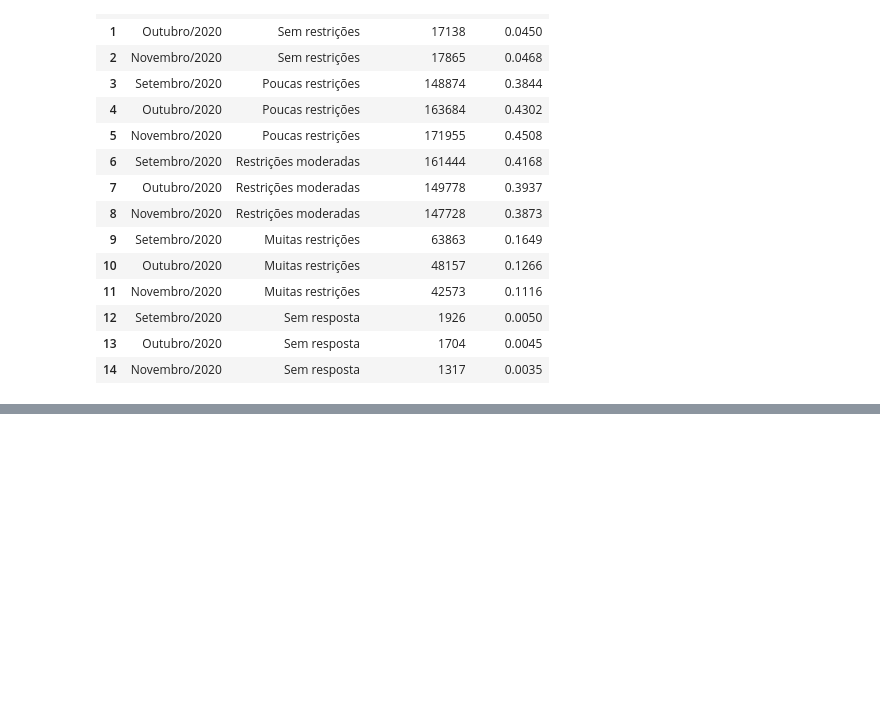
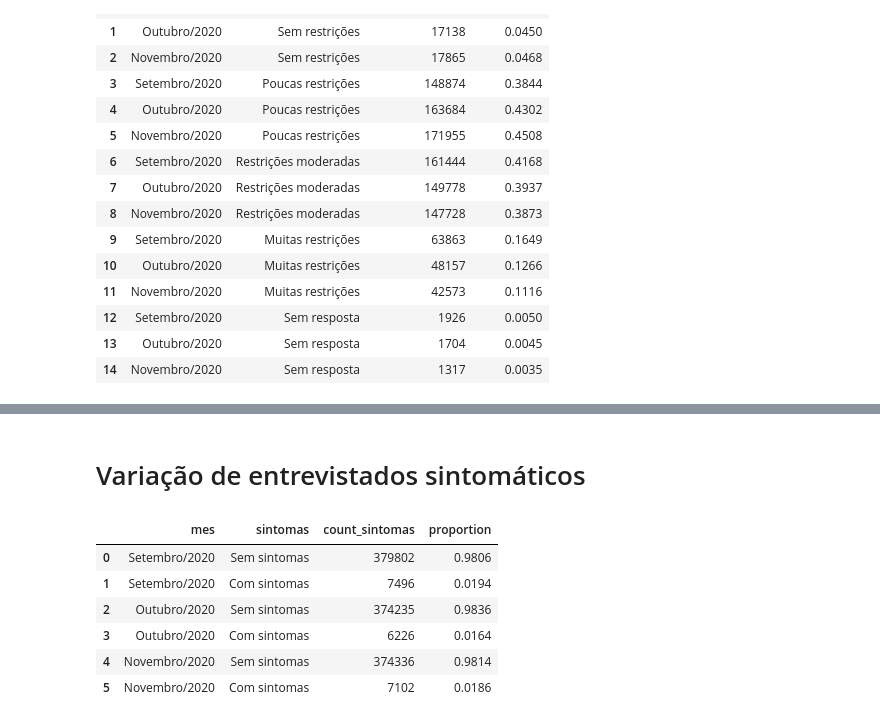
Before and after one commit to jackson-simionato/fase3_pos_tech, a Jupyter notebook: Tech_Challenge_Fase_3/2_create_visualizations.ipynb, the cells around one changed output, grey strips where cells are left out. Saved outputs shown, nothing was run; the diff lists cells and outputs as text; code cells hidden in the pictures; blank space fills up the shorter version.

Commit message:
plots sintomas mes a mes

```diff
--- a/Tech_Challenge_Fase_3/2_create_visualizations.ipynb
+++ b/Tech_Challenge_Fase_3/2_create_visualizations.ipynb
@@ -50,6 +50,8 @@ dict_trabalhou = {'1':'Sim', '2':'Não', '0':'Não aplicável'}
 dict_restricao_contato = {'1':'Sem restrições', '2':'Poucas restrições', '3':'Restrições moderadas', '4':'Muitas restrições', '9':'Sem resposta'}
 
 dict_mes = {'9':'Setembro/2020', '10':'Outubro/2020', '11':'Novembro/2020'}
+
+dict_sintomas = {'1':'Com sintomas', '0':'Sem sintomas'}
 # %% [markdown]
 # Conexão com Big Query
 # %%
@@ -573 +575,45 @@ df_results.sort_values(by='restricao_contato', key=lambda x: x.map(dict_sort))
 | 14 | Novembro/2020 | Sem resposta | 1317 | 0.0035 |
+# %% [markdown]
+# Variação de entrevistados sintomáticos
+# %%
+query_sql = f'''
+with check_sintomas as (
+  SELECT
+    mes,
+    CASE
+      WHEN tosse = 1 OR febre = 1 OR olfato_paladar = 1 THEN 1
+      ELSE 0
+    END as sintomas,
+
+    COUNT (CASE
+      WHEN tosse = 1 OR febre = 1 OR olfato_paladar = 1 THEN 1
+      ELSE 0
+    END) as count_sintomas
+  FROM `{project_id}.{dataset_id}.{table_id}`
+  GROUP BY mes, sintomas
+)
+
+SELECT
+  mes,
+  sintomas,
+  count_sintomas,
+  ROUND(SUM(count_sintomas)/SUM(count_sintomas) OVER (PARTITION BY mes),4) AS proportion
+FROM check_sintomas
+GROUP BY mes, sintomas,count_sintomas
+ORDER BY mes
+'''
+
+query_job = client.query(query_sql)
+df_results = query_job.to_dataframe()
+# %%
+df_results['mes'] = df_results['mes'].astype(str).replace(dict_mes)
+df_results['sintomas'] = df_results['sintomas'].astype(str).replace(dict_sintomas)
+df_results
+# %% [output]
+|  | mes | sintomas | count_sintomas | proportion |
+| 0 | Setembro/2020 | Sem sintomas | 379802 | 0.9806 |
+| 1 | Setembro/2020 | Com sintomas | 7496 | 0.0194 |
+| 2 | Outubro/2020 | Sem sintomas | 374235 | 0.9836 |
+| 3 | Outubro/2020 | Com sintomas | 6226 | 0.0164 |
+| 4 | Novembro/2020 | Sem sintomas | 374336 | 0.9814 |
+| 5 | Novembro/2020 | Com sintomas | 7102 | 0.0186 |
```
Also changed, not shown: parts of 3 cells of this notebook, 6 other files.
